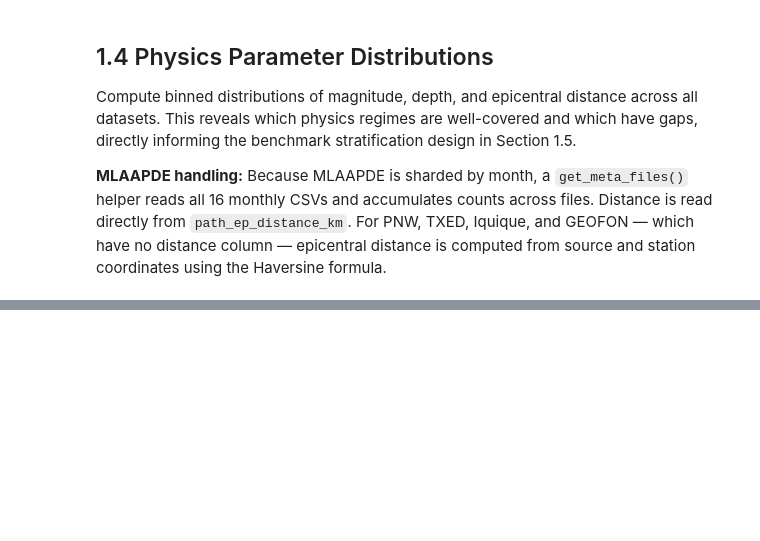
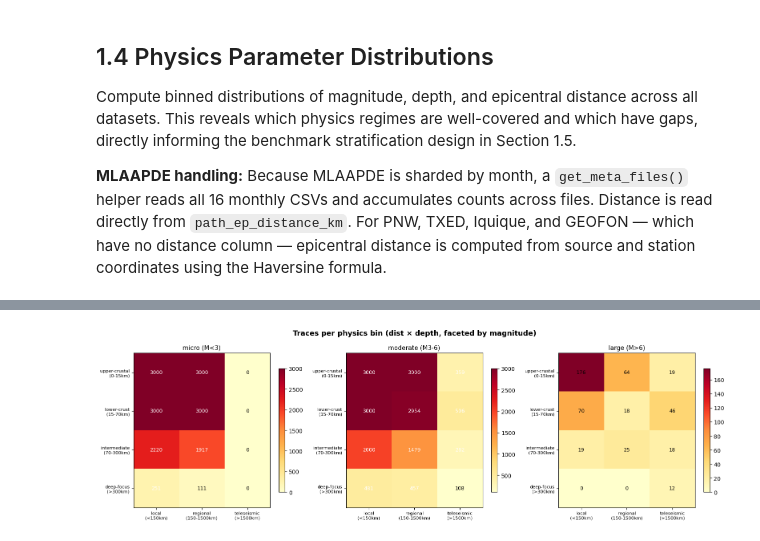
Before and after one commit to Denolle-Lab/phasenet-retrain, a Jupyter notebook: notebooks/04_creating_benchmark_dataset.ipynb, the cells around one changed output, grey strips where cells are left out. Saved outputs shown, nothing was run; the diff lists cells and outputs as text; code cells hidden in the pictures; blank space fills up the shorter version.

```diff
--- a/notebooks/04_creating_benchmark_dataset.ipynb
+++ b/notebooks/04_creating_benchmark_dataset.ipynb
@@ -1638,0 +2077,40 @@ Saved → benchmark_summary.png
+# %%
+import matplotlib.pyplot as plt
+import numpy as np
+
+fig, axes = plt.subplots(1, 3, figsize=(16, 5))
+fig.suptitle('Traces per physics bin (dist × depth, faceted by magnitude)',
+             fontsize=13, fontweight='bold')
+
+for ax, mag_label in zip(axes, MAG_LABELS):
+    matrix = np.zeros((len(DEPTH_LABELS), len(DIST_LABELS)))
+
+    for i, depth_label in enumerate(DEPTH_LABELS):
+        for j, dist_label in enumerate(DIST_LABELS):
+            mask = (
+                (benchmark['mag_bin']   == mag_label) &
+                (benchmark['depth_bin'] == depth_label) &
+                (benchmark['dist_bin']  == dist_label)
+            )
+            matrix[i, j] = mask.sum()
+
+    im = ax.imshow(matrix, aspect='auto', cmap='YlOrRd')
+    ax.set_title(mag_label, fontsize=11)
+    ax.set_xticks(range(len(DIST_LABELS)))
+    ax.set_xticklabels([d.replace(' ', '\n') for d in DIST_LABELS], fontsize=8)
+    ax.set_yticks(range(len(DEPTH_LABELS)))
+    ax.set_yticklabels([d.replace(' ', '\n') for d in DEPTH_LABELS], fontsize=8)
+    plt.colorbar(im, ax=ax, shrink=0.8)
+
+    # Annotate each cell with its count
+    for i in range(len(DEPTH_LABELS)):
+        for j in range(len(DIST_LABELS)):
+            val = int(matrix[i, j])
+            ax.text(j, i, str(val), ha='center', va='center',
+                    fontsize=9, color='black' if val < 200 else 'white')
+
+plt.tight_layout()
+plt.savefig('bin_heatmap.png', dpi=150, bbox_inches='tight')
+plt.show()
+# %% [output]
+[figure, added]
```
Also changed, not shown: parts of 29 cells of this notebook.
